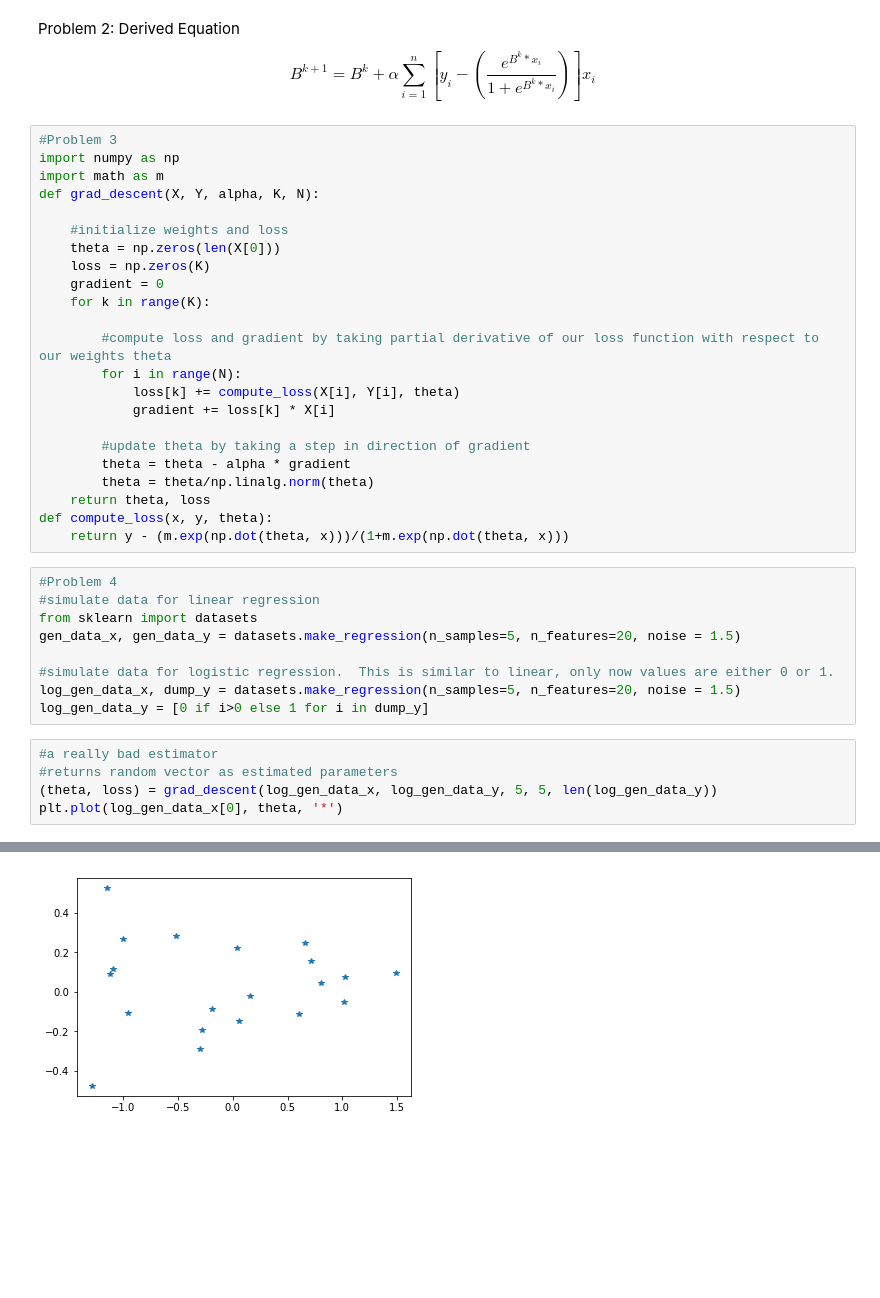
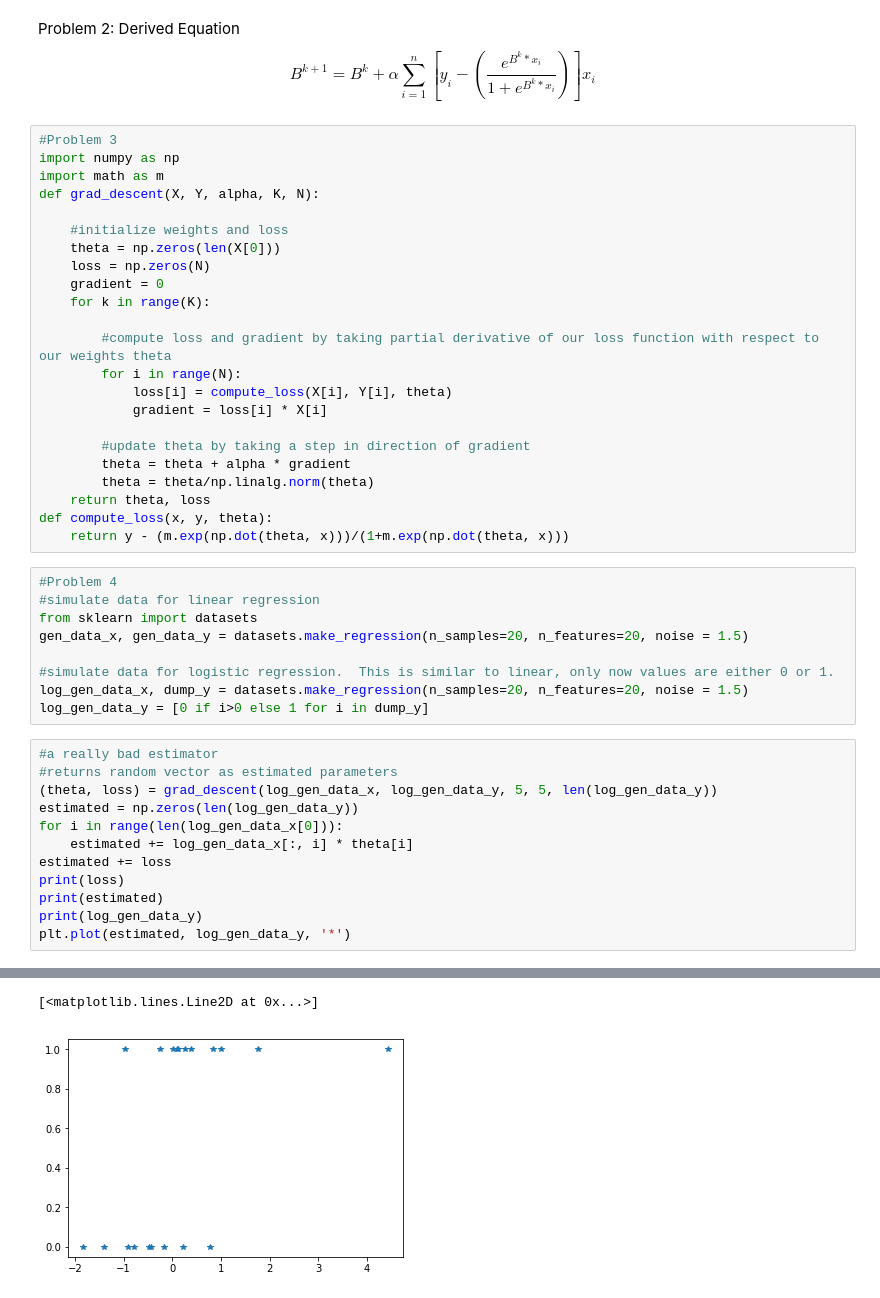
Before and after one commit to mhipona/cmsc320-mhipona, a Jupyter notebook: project3/project3.ipynb, the cells around one changed output, grey strips where cells are left out. Saved outputs shown, nothing was run; the diff lists cells and outputs as text; blank space fills up the shorter version.

```diff
--- a/project3/project3.ipynb
+++ b/project3/project3.ipynb
@@ -222,17 +230,17 @@ def grad_descent(X, Y, alpha, K, N):
 
     #initialize weights and loss
     theta = np.zeros(len(X[0]))
-    loss = np.zeros(K)
+    loss = np.zeros(N)
     gradient = 0
     for k in range(K):
 
         #compute loss and gradient by taking partial derivative of our loss function with respect to our weights theta
         for i in range(N):
-            loss[k] += compute_loss(X[i], Y[i], theta)
-            gradient += loss[k] * X[i]
+            loss[i] = compute_loss(X[i], Y[i], theta)
+            gradient = loss[i] * X[i]
 
         #update theta by taking a step in direction of gradient
-        theta = theta - alpha * gradient
+        theta = theta + alpha * gradient
         theta = theta/np.linalg.norm(theta)
     return theta, loss
 def compute_loss(x, y, theta):
@@ -241,14 +249,21 @@ def compute_loss(x, y, theta):
 #Problem 4
 #simulate data for linear regression
 from sklearn import datasets
-gen_data_x, gen_data_y = datasets.make_regression(n_samples=5, n_features=20, noise = 1.5)
+gen_data_x, gen_data_y = datasets.make_regression(n_samples=20, n_features=20, noise = 1.5)
 
 #simulate data for logistic regression.  This is similar to linear, only now values are either 0 or 1.
-log_gen_data_x, dump_y = datasets.make_regression(n_samples=5, n_features=20, noise = 1.5)
+log_gen_data_x, dump_y = datasets.make_regression(n_samples=20, n_features=20, noise = 1.5)
 log_gen_data_y = [0 if i>0 else 1 for i in dump_y]
 # %%
 #a really bad estimator
 #returns random vector as estimated parameters
 (theta, loss) = grad_descent(log_gen_data_x, log_gen_data_y, 5, 5, len(log_gen_data_y))
-plt.plot(log_gen_data_x[0], theta, '*')
+estimated = np.zeros(len(log_gen_data_y))
+for i in range(len(log_gen_data_x[0])):
+    estimated += log_gen_data_x[:, i] * theta[i]
+estimated += loss
+print(loss)
+print(estimated)
+print(log_gen_data_y)
+plt.plot(estimated, log_gen_data_y, '*')
 # %% [output]
@@ -256,3 +279,4 @@ plt.plot(log_gen_data_x[0], theta, '*')
+[<matplotlib.lines.Line2D at 0x...>]
-[figure, old version]
+[figure, new version]
 # %%
 ## Try it out
```
Also changed, not shown: parts of 16 cells of this notebook.
